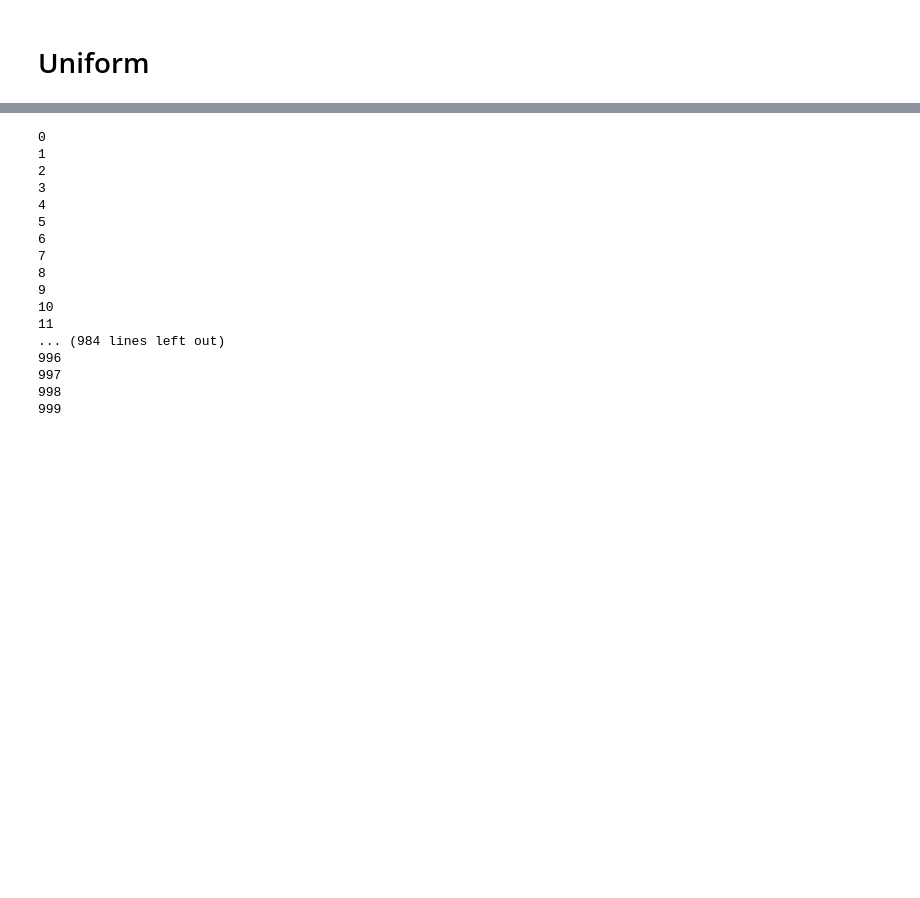
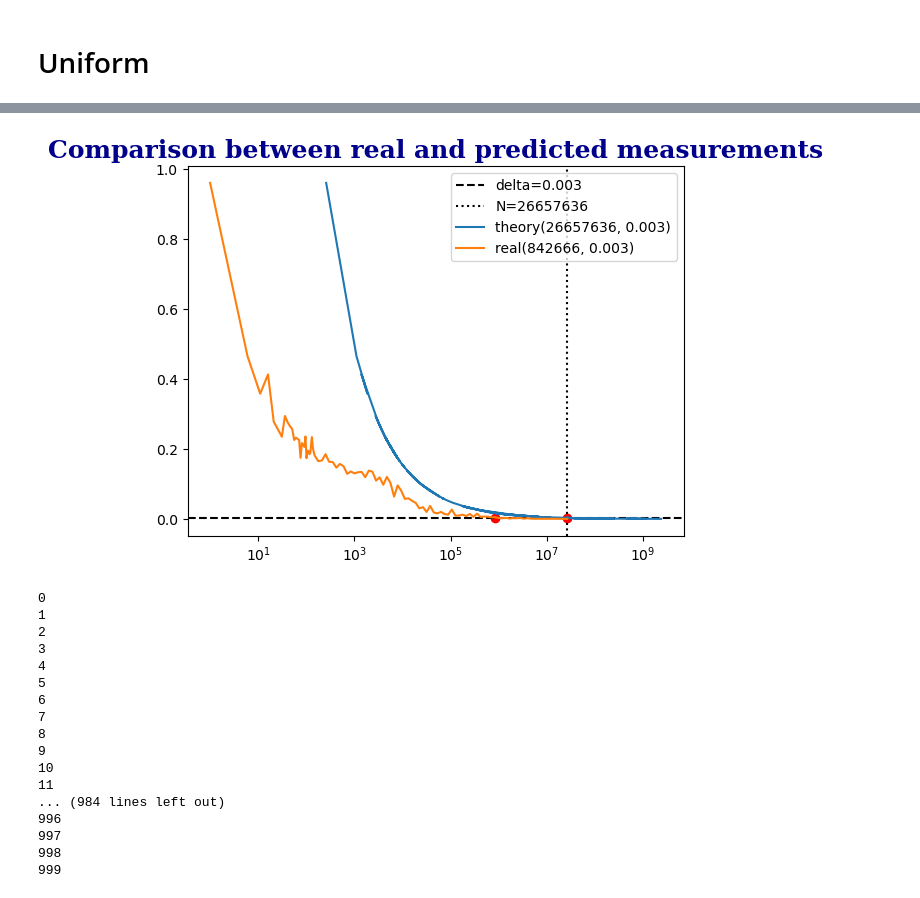
Before and after one commit to tommasofioravanti/sq-learn, a Jupyter notebook: Tomography.ipynb, the cells around one changed output, grey strips where cells are left out. Cells and saved outputs as stored; diff of their text form; code cells hidden in the pictures; blank space fills up the shorter version.

```diff
--- a/Tomography.ipynb
+++ b/Tomography.ipynb
@@ -60,3 +80,8 @@ make_real_predicted_comparison(v_uni, delta,norm='all')
+# %%
+# Theory vs Real for uniform_vector
+make_real_predicted_comparison(v_uni, delta=0.003,norm='inf')
+# %% [output]
+[figure, added]
 # %%
 #DELTA = 0.3
 found_distribution(vector=v_uni, n_measurements=1000, delta=delta,distribution_fitter=True)
```
Also changed, not shown: parts of 16 cells of this notebook, 3 other files.
